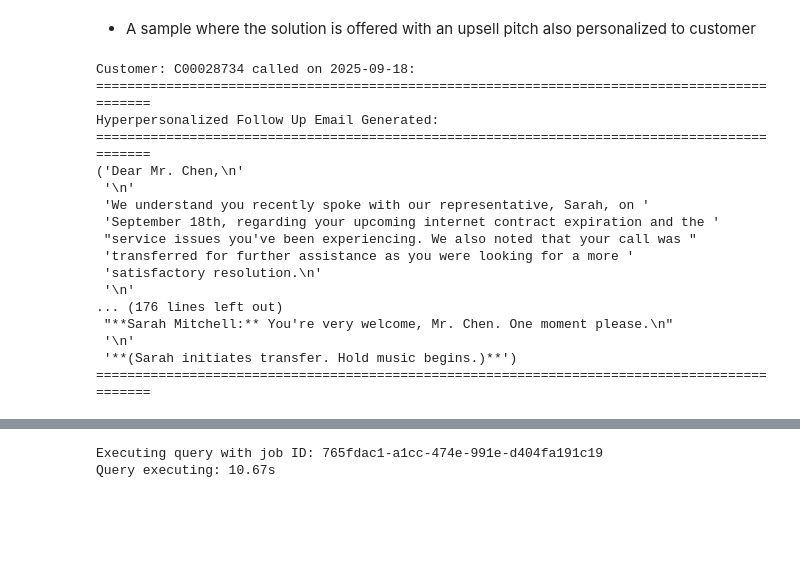
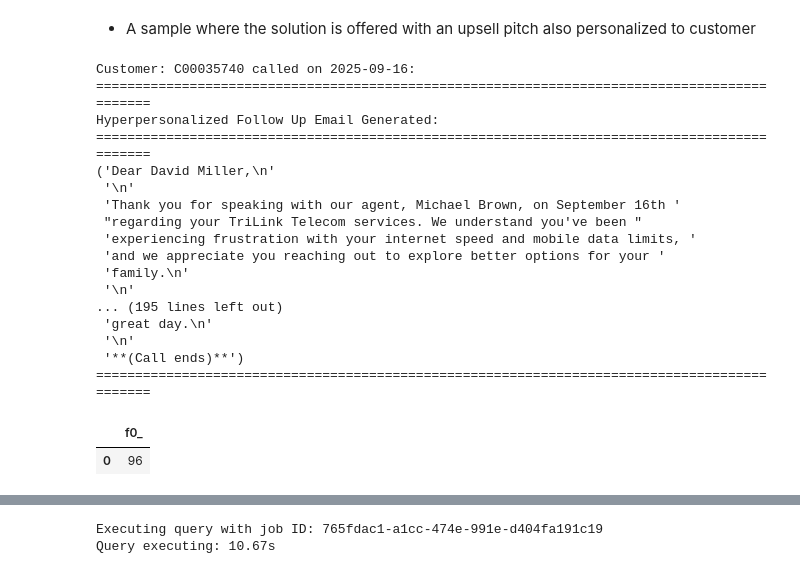
Before and after one commit to hazardscarn/TriLink, a Jupyter notebook: trilink_notebooks/bigquery_actions.ipynb, the cells around one changed output, grey strips where cells are left out. Saved outputs shown, nothing was run; the diff lists cells and outputs as text; code cells hidden in the pictures; blank space fills up the shorter version.

```diff
--- a/trilink_notebooks/bigquery_actions.ipynb
+++ b/trilink_notebooks/bigquery_actions.ipynb
@@ -439,22 +438,34 @@ Hyperpersonalized Follow Up Email Generated:
 # %% [markdown]
 - A sample where the solution is offered with an upsell pitch also personalized to customer
 # %%
-display_cases(followup_df,41)
+display_cases(followup_df,17)
 # %% [output]
-Customer: C00028734 called on 2025-09-18:
+Customer: C00035740 called on 2025-09-16:
 =============================================================================================
 Hyperpersonalized Follow Up Email Generated:
 =============================================================================================
-('Dear Mr. Chen,\n'
+('Dear David Miller,\n'
  '\n'
- 'We understand you recently spoke with our representative, Sarah, on '
- 'September 18th, regarding your upcoming internet contract expiration and the '
- "service issues you've been experiencing. We also noted that your call was "
- 'transferred for further assistance as you were looking for a more '
- 'satisfactory resolution.\n'
+ 'Thank you for speaking with our agent, Michael Brown, on September 16th '
+ "regarding your TriLink Telecom services. We understand you've been "
+ 'experiencing frustration with your internet speed and mobile data limits, '
+ 'and we appreciate you reaching out to explore better options for your '
+ 'family.\n'
  '\n'
-... (176 lines left out)
- "**Sarah Mitchell:** You're very welcome, Mr. Chen. One moment please.\n"
+... (195 lines left out)
+ 'great day.\n'
  '\n'
- '**(Sarah initiates transfer. Hold music begins.)**')
+ '**(Call ends)**')
 =============================================================================================
+# %%
+%%bigquery   --project {project_id}
+
+
+--Number of calls in the same window
+
+select count(*) FROM `database.call_transcripts_raw`
+ WHERE PARSE_DATE('%Y-%m-%d', call_date) >= DATE('2025-09-15')
+    AND PARSE_DATE('%Y-%m-%d', call_date) <= DATE('2025-09-22')
+# %% [output]
+|  | f0_ |
+| 0 | 96 |
```
Also changed, not shown: parts of 16 cells of this notebook, 12 other files.
